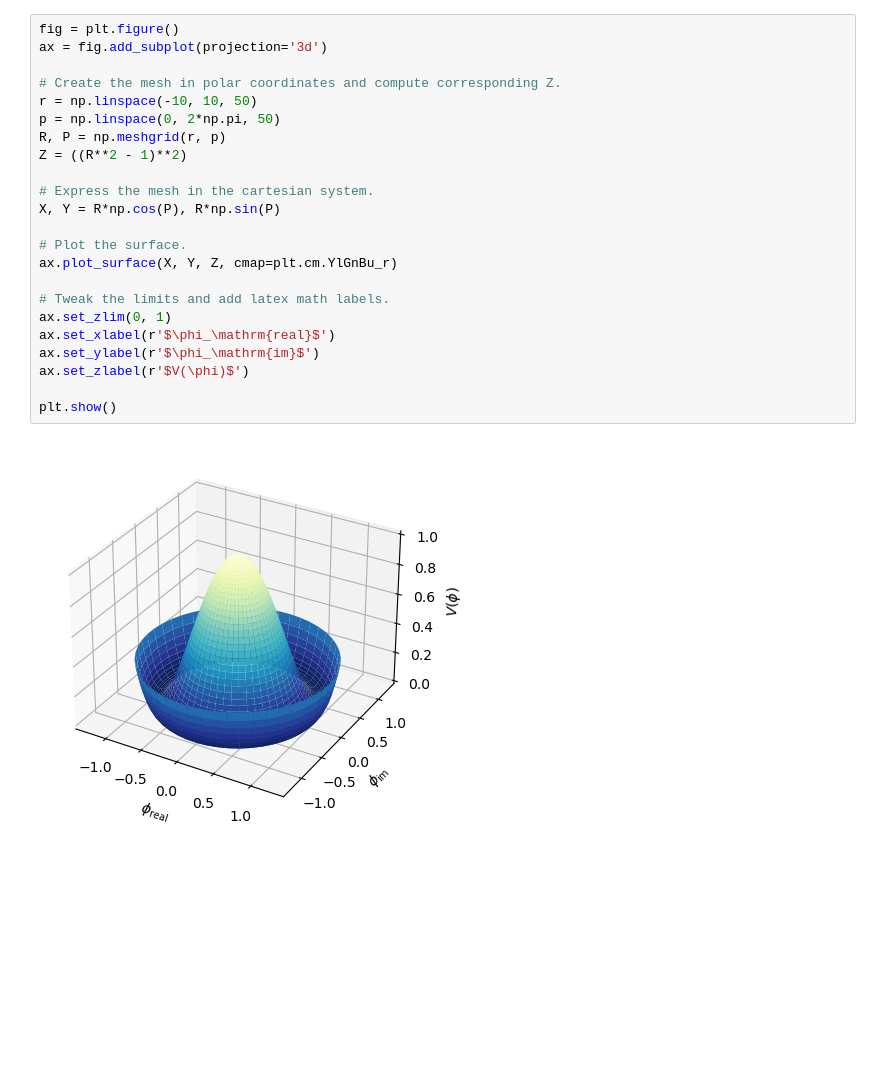
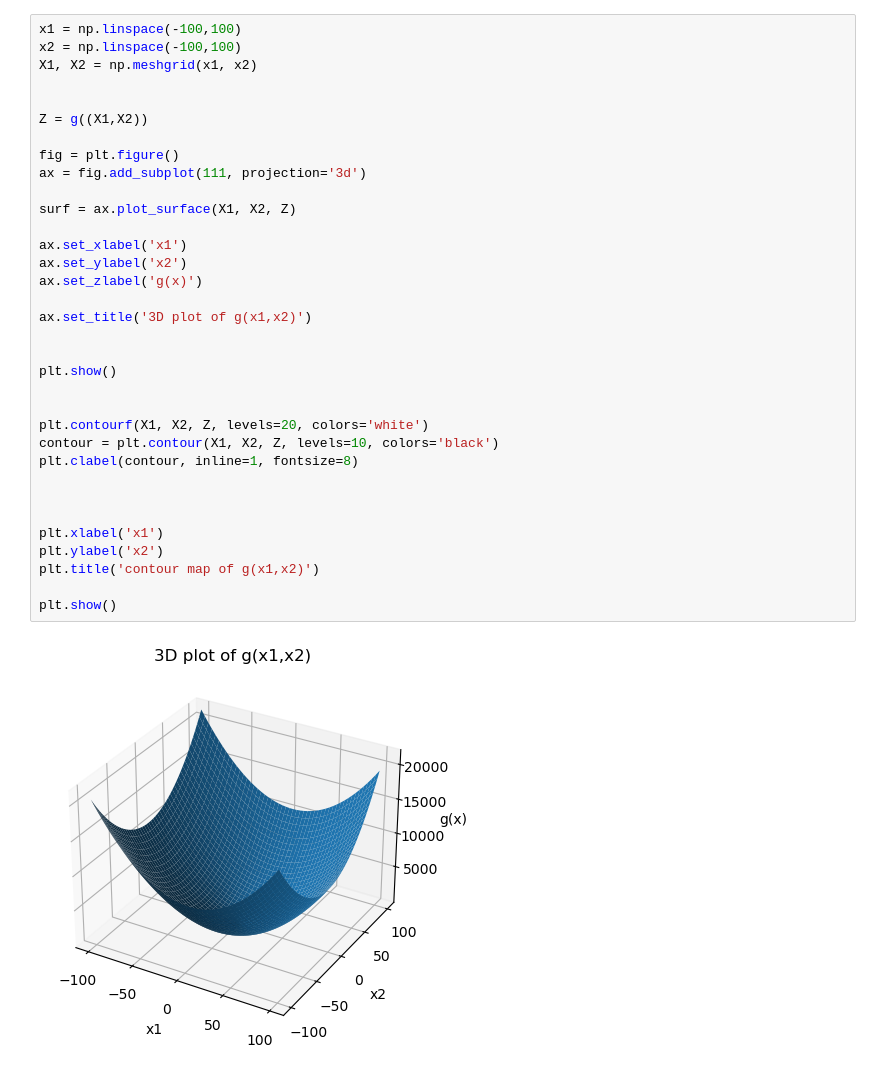
Before and after one commit to Wojtekpob/AI-algorithms, a Jupyter notebook: lab1_przeszukiwanie/zad1.ipynb, the cells around one changed output. Saved outputs shown, nothing was run; the diff lists cells and outputs as text; blank space fills up the shorter version.

```diff
--- a/lab1_przeszukiwanie/zad1.ipynb
+++ b/lab1_przeszukiwanie/zad1.ipynb
@@ -15,25 +25,36 @@ plt.show()
-# %%
-fig = plt.figure()
-ax = fig.add_subplot(projection='3d')
-
-# Create the mesh in polar coordinates and compute corresponding Z.
-r = np.linspace(-10, 10, 50)
-p = np.linspace(0, 2*np.pi, 50)
-R, P = np.meshgrid(r, p)
-Z = ((R**2 - 1)**2)
-
-# Express the mesh in the cartesian system.
-X, Y = R*np.cos(P), R*np.sin(P)
-
-# Plot the surface.
-ax.plot_surface(X, Y, Z, cmap=plt.cm.YlGnBu_r)
-
-# Tweak the limits and add latex math labels.
-ax.set_zlim(0, 1)
-ax.set_xlabel(r'$\phi_\mathrm{real}$')
-ax.set_ylabel(r'$\phi_\mathrm{im}$')
-ax.set_zlabel(r'$V(\phi)$')
-
-plt.show()
-# %% [output]
-[figure, removed]
+# %%
+x1 = np.linspace(-100,100)
+x2 = np.linspace(-100,100)
+X1, X2 = np.meshgrid(x1, x2)
+
+
+Z = g((X1,X2))
+
+fig = plt.figure()
+ax = fig.add_subplot(111, projection='3d')
+
+surf = ax.plot_surface(X1, X2, Z)
+
+ax.set_xlabel('x1')
+ax.set_ylabel('x2')
+ax.set_zlabel('g(x)')
+
+ax.set_title('3D plot of g(x1,x2)')
+
+
+plt.show()
+
+
+plt.contourf(X1, X2, Z, levels=20, colors='white')
+contour = plt.contour(X1, X2, Z, levels=10, colors='black')
+plt.clabel(contour, inline=1, fontsize=8)
+
+
+
+plt.xlabel('x1')
+plt.ylabel('x2')
+plt.title('contour map of g(x1,x2)')
+
+plt.show()
+# %% [output]
+[figure, added]
```
Also changed, not shown: parts of 8 cells of this notebook, 1 other file.
